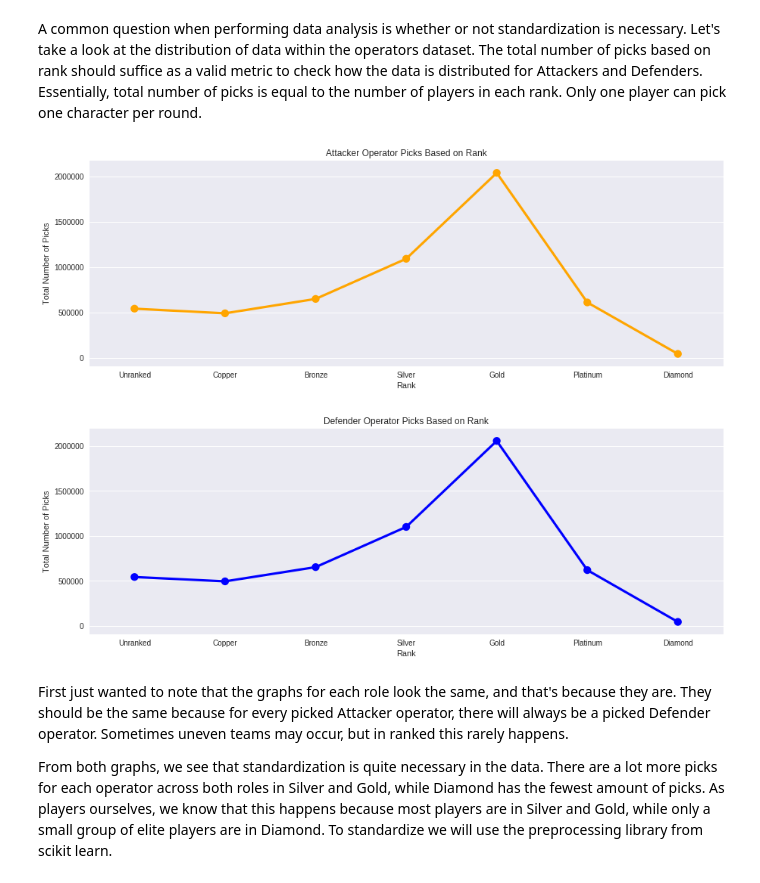
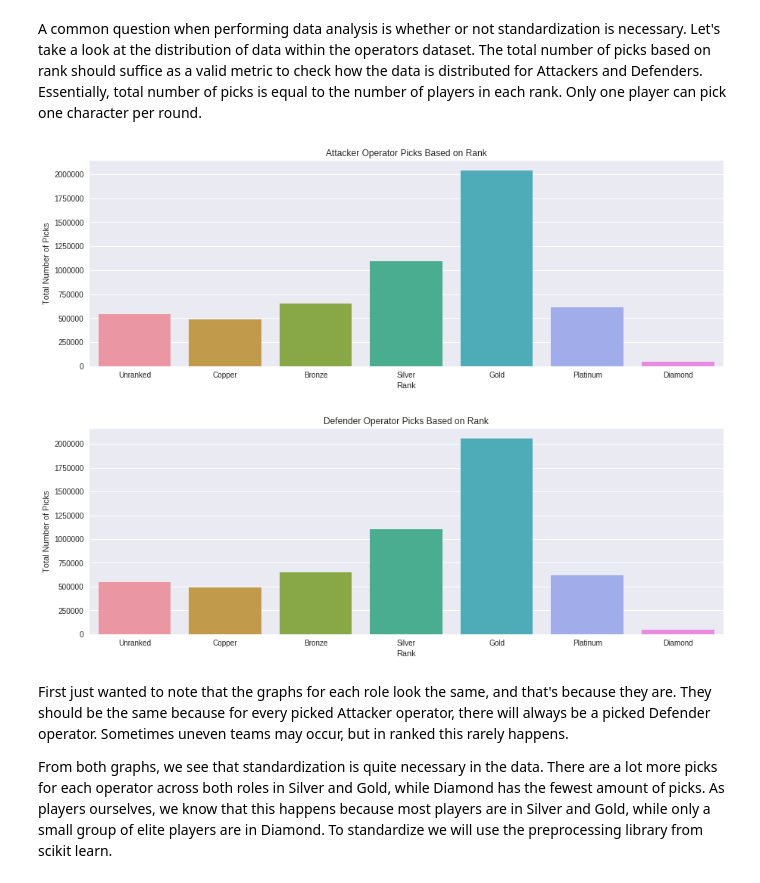
Before and after one commit to jiglesia3/jiglesia3.github.io, a Jupyter notebook: Final Tutorial.ipynb, the cells around one changed output. Saved outputs shown, nothing was run; the diff lists cells and outputs as text; code cells hidden in the pictures.

```diff
--- a/Final Tutorial.ipynb
+++ b/Final Tutorial.ipynb
@@ -238,26 +239,25 @@ A common question when performing data analysis is whether or not standardizatio
 # %%
 # Group: rank and role
 # Summing the number of wins, kills, deaths, and picks for each group
 total_ops_by_rank = operators.groupby(['skillrank', 'role'], \
                                         as_index=False)['nbwins', 'nbkills', 'nbdeaths', 'nbpicks'].sum()
 
 # Only Attacker rows
 total_ops_by_rank_att = total_ops_by_rank.loc[total_ops_by_rank['role'] == ('Attacker')]
 
 # Order is used to determine categorical variables for the x-axis
 order = ['Unranked','Copper','Bronze','Silver','Gold','Platinum','Diamond']
 
 # Graphing
 plt.figure(figsize=(15,5))
-sns.pointplot(x="skillrank", y="nbpicks", data=total_ops_by_rank_att, legend=True, \
-              color='orange', size=5, aspect=2.5, order=order)
+sns.barplot(x="skillrank", y="nbpicks", data=total_ops_by_rank_att, order=order)
 plt.legend(loc=9, bbox_to_anchor=(0.5, -0.2), ncol=5)
 plt.title('Attacker Operator Picks Based on Rank')
 plt.xlabel('Rank')
 plt.ylabel('Total Number of Picks')
 sns.plt.show()
 # %% [output]
-[figure, old version]
+[figure, new version]
 # %%
 # Only Defender rows
 total_ops_by_rank_def = total_ops_by_rank.loc[total_ops_by_rank['role'] == ('Defender')]
@@ -267,15 +267,14 @@ order = ['Unranked','Copper','Bronze','Silver','Gold','Platinum','Diamond']
 
 # Graphing
 plt.figure(figsize=(15,5))
-sns.pointplot(x="skillrank", y="nbpicks", data=total_ops_by_rank_def, legend=True, \
-              color='blue', size=5, aspect=2.5, order=order)
+sns.barplot(x="skillrank", y="nbpicks", data=total_ops_by_rank_def, order=order)
 plt.legend(loc=9, bbox_to_anchor=(0.5, -0.2), ncol=5)
 plt.title('Defender Operator Picks Based on Rank')
 plt.xlabel('Rank')
 plt.ylabel('Total Number of Picks')
 sns.plt.show()
 # %% [output]
-[figure, old version]
+[figure, new version]
 # %% [markdown]
 First just wanted to note that the graphs for each role look the same, and that's because they are. They should be the same because for every picked Attacker operator, there will always be a picked Defender operator. Sometimes uneven teams may occur, but in ranked this rarely happens.
 <p>
```
Also changed, not shown: parts of 24 cells of this notebook.
